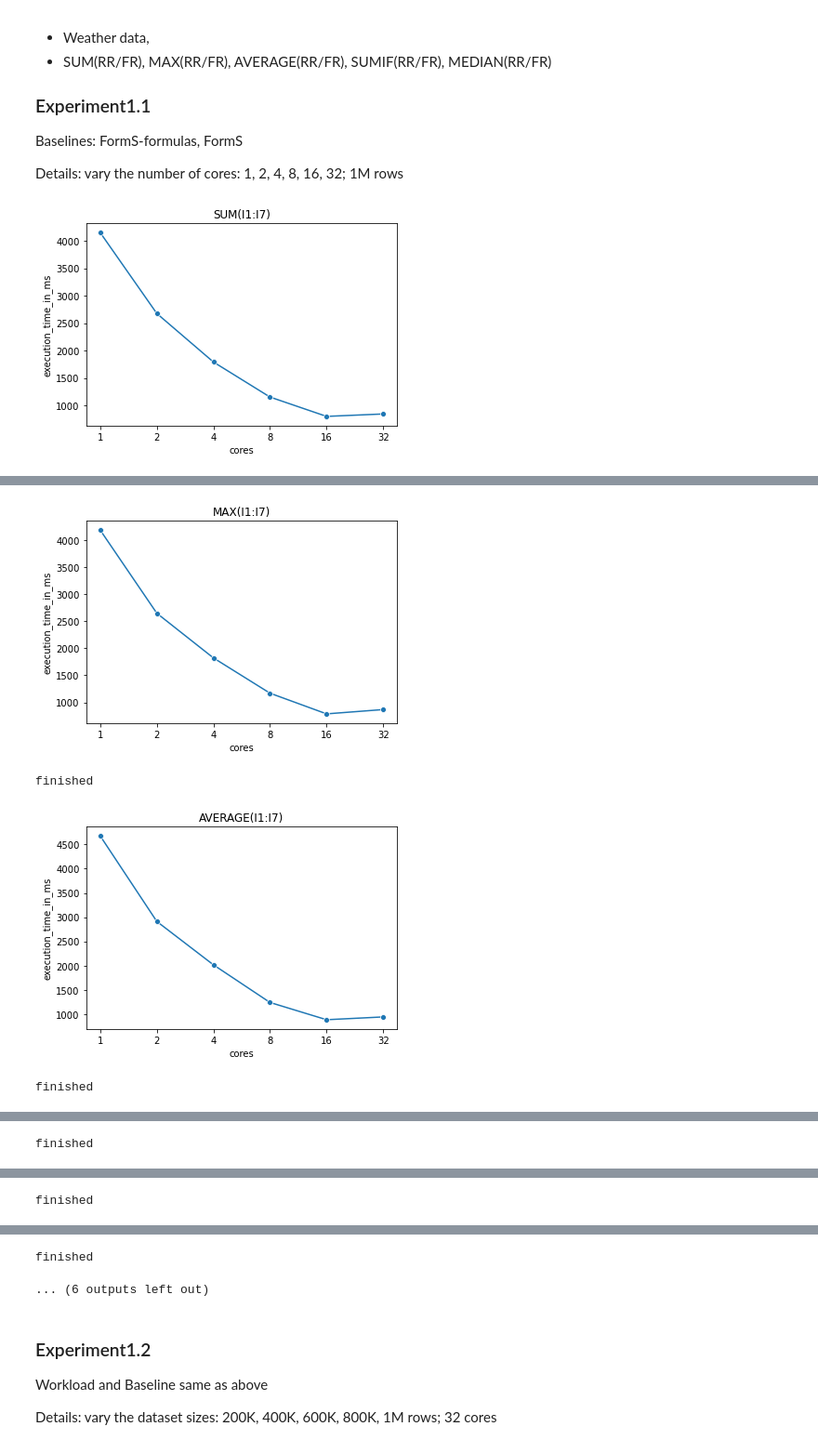
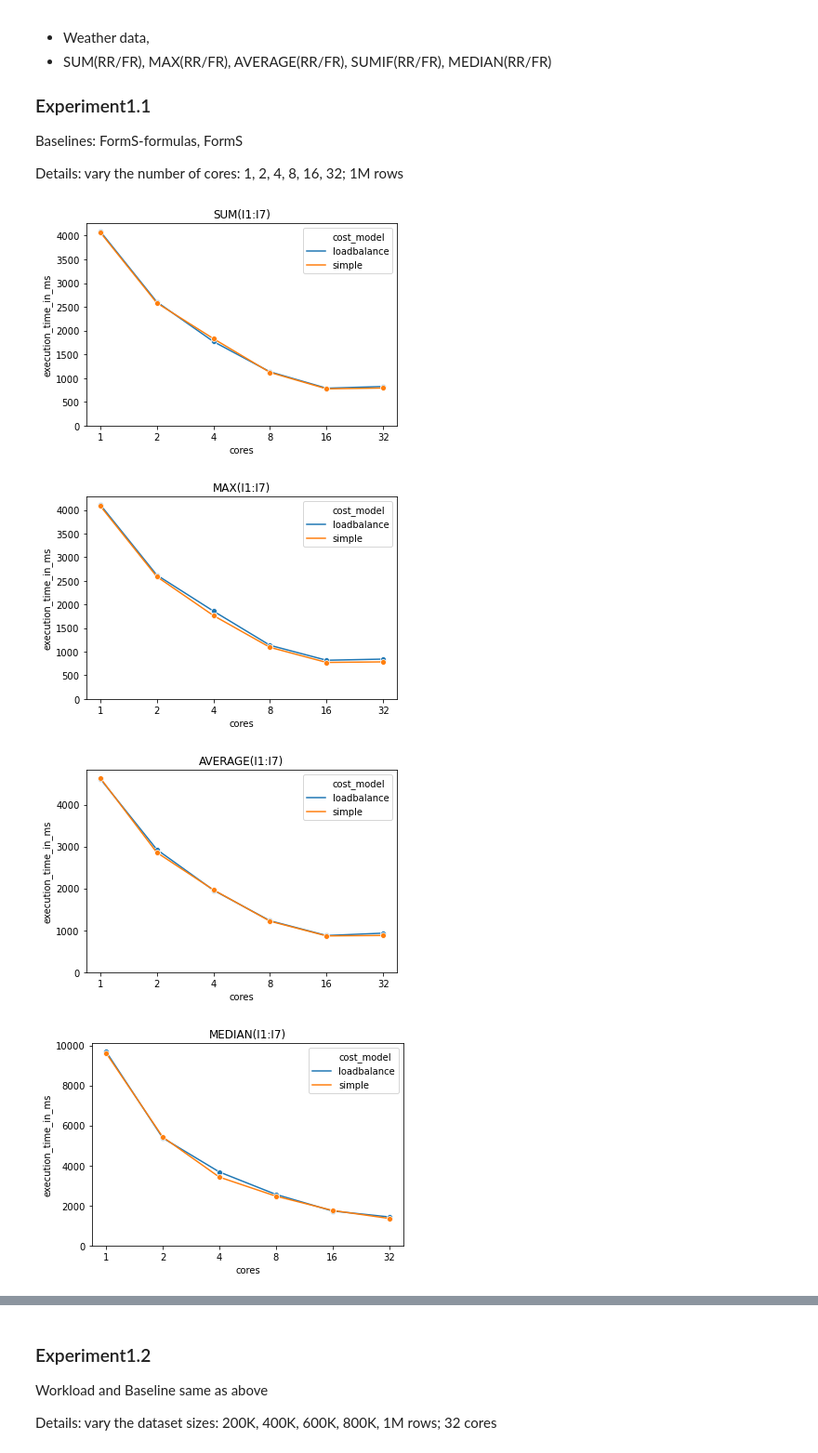
Before and after one commit to forms-org/forms, a Jupyter notebook: benchmark/collect_results.ipynb, the cells around one changed output, grey strips where cells are left out. Shown: that part at 93% size. Saved outputs shown, nothing was run; the diff lists cells and outputs as text; code cells hidden in the pictures.

```diff
--- a/benchmark/collect_results.ipynb
+++ b/benchmark/collect_results.ipynb
@@ -19,34 +19,46 @@ Details: vary the number of cores: 1, 2, 4, 8, 16, 32; 1M rows
 # %%
 def change_cores(df):
     df.loc[df['cores'] == 4, "cores"] = 3
     df.loc[df['cores'] == 8, "cores"] = 4
     df.loc[df['cores'] == 16, "cores"] = 5
     df.loc[df['cores'] == 32, "cores"] = 6
     return df
 
+test_path_simple = 'results/TEST-CORES-SIMPLE'
 test_path = 'results/TEST-CORES'
 for i in range(1, 11):
     path = os.path.join(test_path, str(i))
     all_data = []
     for root, dirs, files in os.walk(path):
         for filename in files:
             if filename == "config.json":
                 with open(os.path.join(root, filename), 'r') as f:
                     text = f.read()
                     data = json.loads(text)
                     all_data.append(data)
+    path = os.path.join(test_path_simple, str(i))
+    for root, dirs, files in os.walk(path):
+        for filename in files:
+            if filename == "config.json":
+                with open(os.path.join(root, filename), 'r') as f:
+                    text = f.read()
+                    data = json.loads(text)
+                    all_data.append(data)
     all_df = pd.DataFrame(all_data)
     all_df = all_df[all_df['function_executor'] == 'df_pandas_executor']
     formula_str = all_df.iloc[0]['formula_str'][1:]
-    df = all_df[['cores', 'function_executor', 'execution_time_in_ms']].groupby(['cores', 'function_executor']).mean().reset_index()
+    df = all_df[['cores', 'function_executor', 'execution_time_in_ms', 'cost_model']].groupby(['cores', 'function_executor', 'cost_model']).mean().reset_index()
     df = change_cores(df)
-    plot = sns.lineplot(data=df, x='cores', y='execution_time_in_ms', marker='o')
+    plot = sns.lineplot(data=df, x='cores', y='execution_time_in_ms', hue='cost_model', marker='o')
     plot.set_xticks(range(1,7))
     plot.set_xticklabels([1,2,4,8,16,32])
+    plt.ylim(0, None)
     plt.title(formula_str)
-    plot.get_figure().savefig('plots/cores-10M/' + formula_str + '.pdf', dpi=300)
+    plot.get_figure().savefig('plots/cores-10M-simple/' + formula_str + '.pdf', dpi=300)
     plt.show()
-    print('finished')
     plt.clf()
 # %% [output]
-[figure, old version]
+[figure, new version]
+[figure, new version]
+[figure, new version]
+[figure, new version]
@@ -54,4 +71,0 @@ finished
-[figure, old version]
-finished
-[figure, old version]
-finished
@@ -59 +71,0 @@ finished
-finished
@@ -61 +71,0 @@ finished
-finished
@@ -63,5 +72,3 @@ finished
-finished
-... (6 outputs left out)
 # %% [markdown]
 ### Experiment1.2
 Workload and Baseline same as above
```
Also changed, not shown: parts of 9 cells of this notebook, 42 other files.
